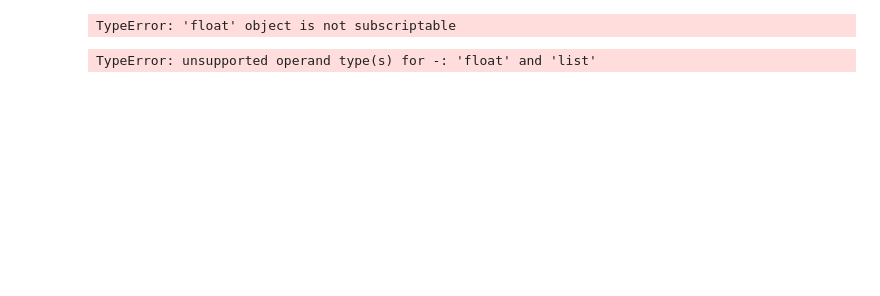
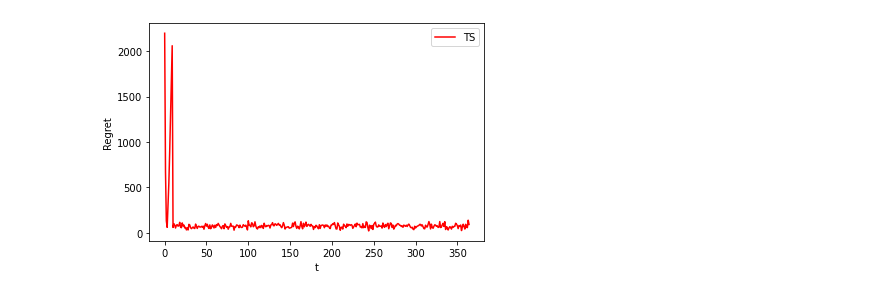
Before and after one commit to CarrattaFrancesco/DataIntelligenceApplication, a Jupyter notebook: experiment5.ipynb, the cells around one changed output. Cells and saved outputs as stored; diff of their text form; code cells hidden in the pictures; blank space fills up the shorter version.

```diff
--- a/experiment5.ipynb
+++ b/experiment5.ipynb
@@ -7,11 +7,11 @@ import numpy as np
 
 class Learner():
     def __init__(self):
-        self.bid = np.linspace(1.0, 10.0, 10)
+        self.n_arms = 10
+        self.bid = np.linspace(1.0, 10.0, self.n_arms)
 
         self.t = 0
 
-        self.n_arms = 10
 
         self.rewards_per_arm = x = [[] for i in range(self.n_arms)]
         self.collected_rewards = []
@@ -23,13 +23,18 @@ class Learner():
 class TS_Learner(Learner):
     def __init__(self):
         super().__init__()
-        self.beta_parameters = np.ones((self.n_arms, 2))
+        #Mean and Std
+        self.normal_parameters = np.zeros((self.n_arms, 2))
 
     def pull_arm(self):
-        return np.argmax(np.random.beta(self.beta_parameters[: , 0], self.beta_parameters[:, 1]))
+        if self.t < self.n_arms: return self.t
+        return np.argmax(np.random.normal(self.normal_parameters[: , 0], self.normal_parameters[:, 1]))
 
     def update(self, pulled_arm, reward):
         self.t += 1
+        times_pulled = max(1, len(self.rewards_per_arm[pulled_arm]))
         self.update_observations(pulled_arm, reward)
-        self.beta_parameters[pulled_arm, 0] = self.beta_parameters[pulled_arm, 0] + reward
-        self.beta_parameters[pulled_arm, 1] = self.beta_parameters[pulled_arm , 1] + 1 - reward
+        #Empirical mean
+        self.normal_parameters[pulled_arm, 0] = (self.normal_parameters[pulled_arm, 0] * (times_pulled - 1) + reward ) / times_pulled
+        #Empirical std
+        self.normal_parameters[pulled_arm, 1] = np.sqrt(sum((self.normal_parameters[pulled_arm, 0] - self.rewards_per_arm[pulled_arm])**2)/times_pulled)
@@ -43,3 +41,6 @@ opt_price = 1.4996430228002615
+# %%
+opt_bids = [3.9416202240277745 , 3.0,  4.0]
+opt_price = 7
 # %%
 from environment import Environment
 from tqdm import tqdm
@@ -50,7 +51,7 @@ T = 365
 env = Environment()
 regret = []
 ts_learner = TS_Learner()
-ts_rewards_per_experiment = []
+ts_rewards_per_experiment = np.ndarray([])
 
 regret=[]
 
@@ -61,17 +62,15 @@ for t in tqdm(range(T)):
     reward = env.round(bids,price)
     ts_learner.update(bid, sum(reward)/10000)
 
-    regret.append(sum(cManager.revenue([opt_bid,opt_bid,opt_bid],price,noise=False)) - sum(reward))
+    regret.append(sum(env.round(opt_bids, opt_price, noise = False)) - sum(reward))
-# %% [output]
-TypeError: 'float' object is not subscriptable
 # %%
 import matplotlib.pyplot as plt
 
 plt.figure(0)
 plt.xlabel("t")
 plt.ylabel("Regret")
-plt.plot(np.cumsum(np.mean(opt_bid - ts_rewards_per_experiment, axis = 0)) , 'r')
+plt.plot(regret , 'r')
 plt.legend(["TS" ])
 plt.show()
 # %% [output]
-TypeError: unsupported operand type(s) for -: 'float' and 'list'
+[figure, added]
```
Also changed, not shown: parts of 2 cells of this notebook, 5 other files.
